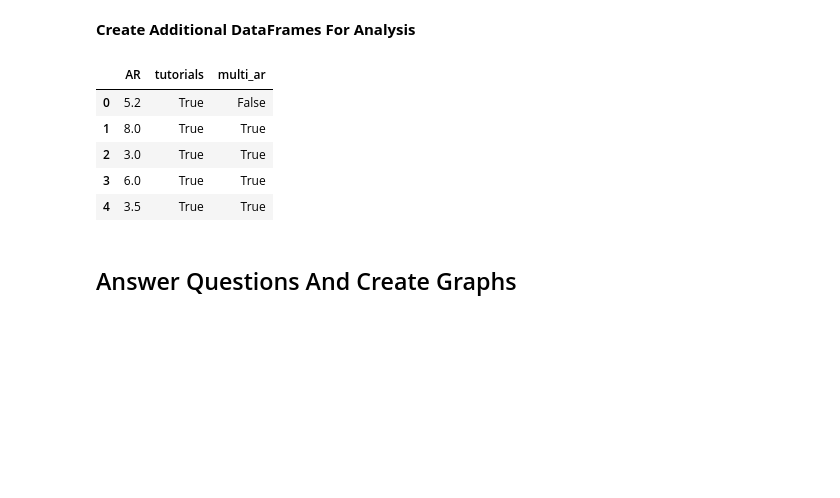
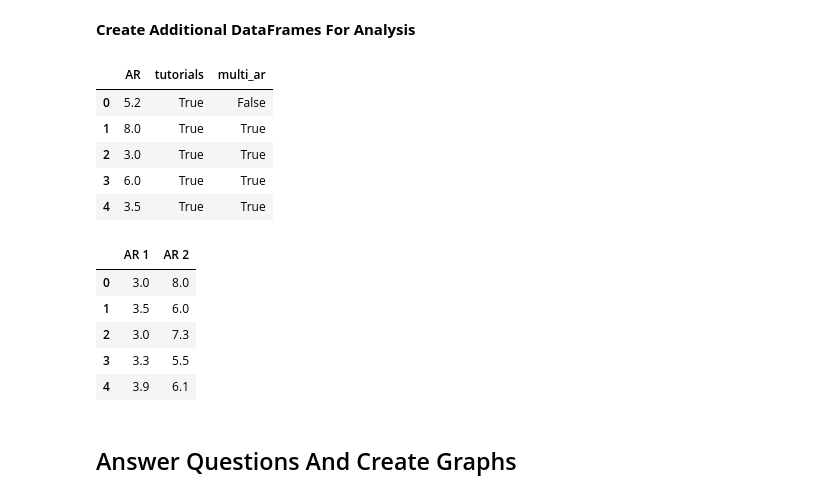
Before and after one commit to moaatt2/chainmail_stats, a Jupyter notebook: Notebooks/process_data.ipynb, the cells around one changed output. Drawn from its saved outputs; the diff is of its cells as text; code cells hidden in the pictures; blank space fills up the shorter version.

Commit message:
Created AR pair data.

```diff
--- a/Notebooks/process_data.ipynb
+++ b/Notebooks/process_data.ipynb
@@ -136,8 +137,9 @@ Number of weaves with no Ideal AR that have a Min AR: 15
 **Create Additional DataFrames For Analysis**
 # %%
 
-# Initialize empty list
+# Initialize empty lists
 ar_vals = list()
+ar_pairs = list()
 
 # Turn weave record into appropriate rows for ar_df
 def parseRecords(record: pd.core.series.Series) -> None:
@@ -151,36 +153,56 @@ def parseRecords(record: pd.core.series.Series) -> None:
         ar_val = ar_val.replace('..', '.')
         ar_val = ar_val.replace('?', '')
 
         # Get Values of interest
         tutorials = record['Num Tutorials']
         multi_ar = record['Has Multiple AR Values']
 
+        # Create list of float AR values
         ars = ar_val.split('|')
         ars = [float(ar) for ar in ars if ar != '']
 
-        # Add AR values to
+        # Add AR values to ar values data
         for ar in ars:
             row = {
                 'AR': ar,
                 'tutorials': (tutorials > 0),
                 'multi_ar': multi_ar,
             }
 
             ar_vals.append(row)
 
+        # Add all possible pairs to pair data
+        if len(ars) > 1:
+            for comb in itertools.combinations(ars, 2):
+                row = {
+                    'AR 1': min(comb),
+                    'AR 2': max(comb),
+                }
+                ar_pairs.append(row)
+
 # Iterate through df to create data for AR DataFrame
 _ = df.apply(parseRecords, axis=1)
 
-# Create and display AR Data Frame
+# Create and display AR DataFrame
 ar_df = pd.DataFrame(ar_vals)
-ar_df.head()
+display((ar_df.head()))
+
+# Create and display AR pair DataFrame
+ar_pairs = pd.DataFrame(ar_pairs)
+display(ar_pairs.head())
 # %% [output]
 |  | AR | tutorials | multi_ar |
 | 0 | 5.2 | True | False |
 | 1 | 8.0 | True | True |
 | 2 | 3.0 | True | True |
 | 3 | 6.0 | True | True |
 | 4 | 3.5 | True | True |
+|  | AR 1 | AR 2 |
+| 0 | 3.0 | 8.0 |
+| 1 | 3.5 | 6.0 |
+| 2 | 3.0 | 7.3 |
+| 3 | 3.3 | 5.5 |
+| 4 | 3.9 | 6.1 |
 # %% [markdown]
 ## Answer Questions And Create Graphs
 # %% [markdown]
```
Also changed, not shown: parts of 1 cell of this notebook.
